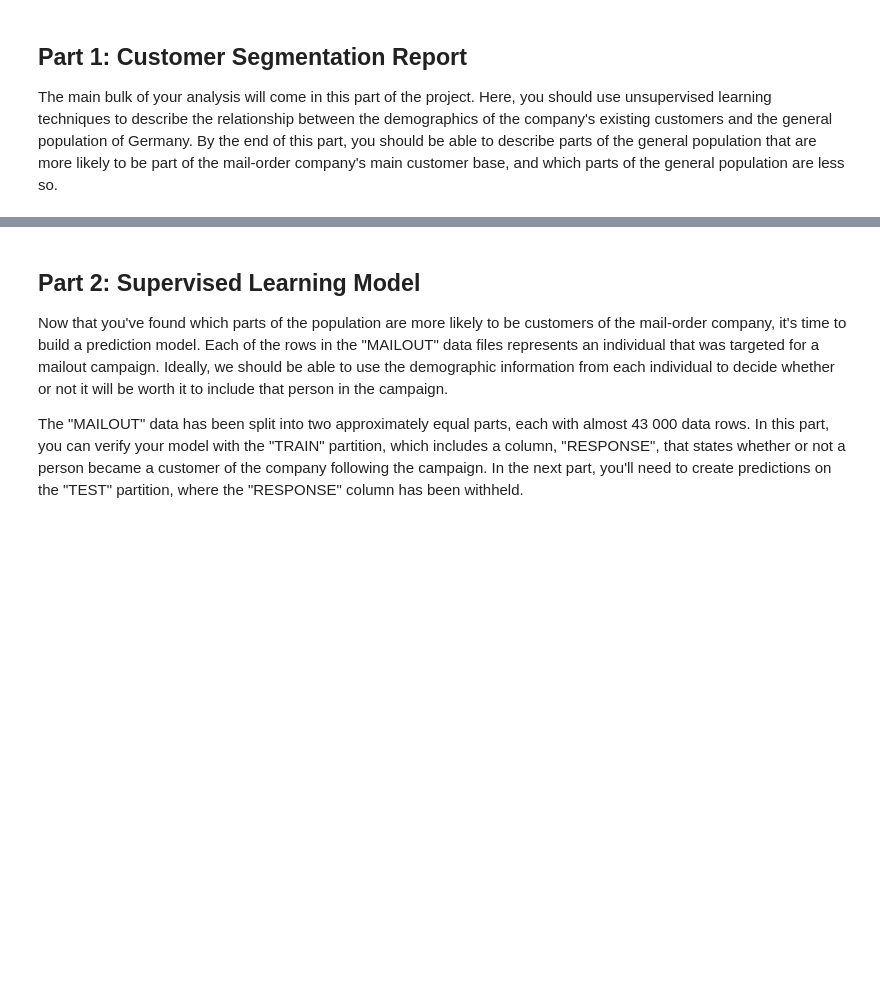
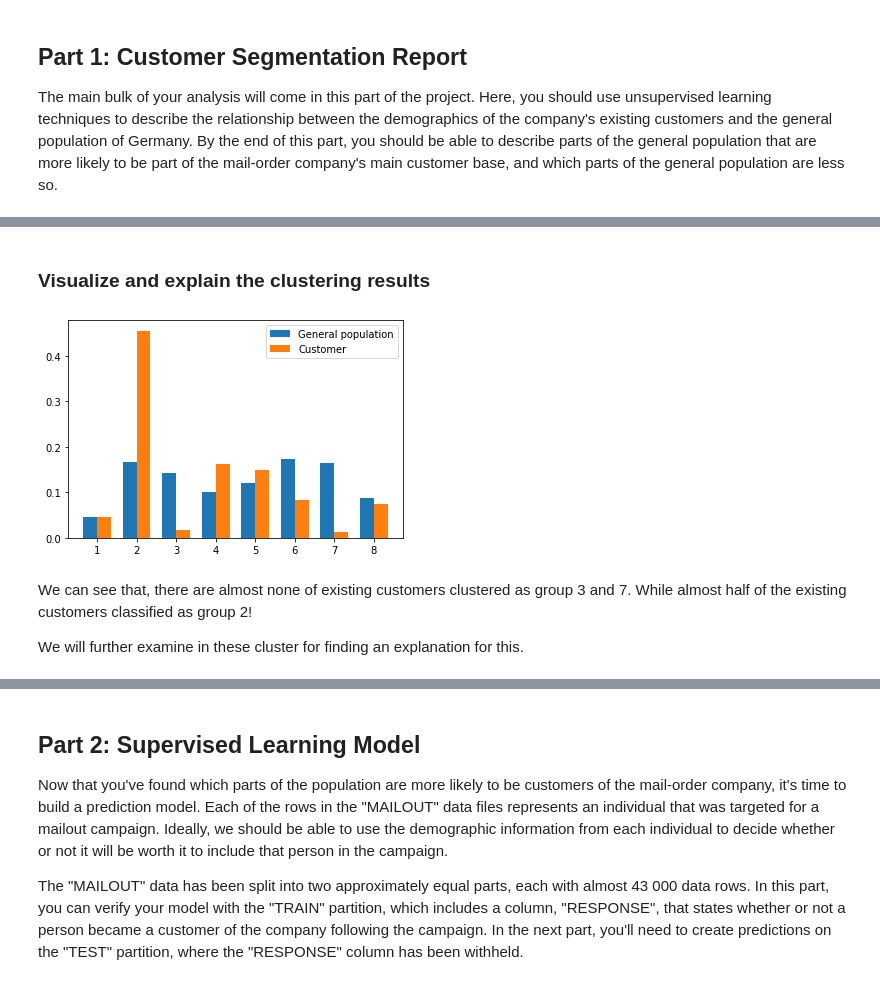
Before and after one commit to korntewin/capstone-arvato-customer-segmentation, a Jupyter notebook: Arvato Project Workbook.ipynb, the cells around one changed output, grey strips where cells are left out. Cells and saved outputs as stored; diff of their text form; code cells hidden in the pictures; blank space fills up the shorter version.

```diff
--- a/Arvato Project Workbook.ipynb
+++ b/Arvato Project Workbook.ipynb
@@ -527,0 +626,2 @@ The main bulk of your analysis will come in this part of the project. Here, you
+# %%
+n_clusters = 8
@@ -527,0 +630,21 @@ The main bulk of your analysis will come in this part of the project. Here, you
+# %%
+clustering_pipeline = Pipeline(
+    [
+        ('scaler', scaler),
+        ('pca', PCA(n_components=n_comp, random_state=42)),
+        ('minibatch_kmeans', MiniBatchKMeans(n_clusters=8, random_state=101, batch_size=128))]
+)
+# %%
+# fit and predict from the pipeline
+cluster_results = clustering_pipeline.fit_predict(clean_azdias_and_customers)
+# %% [markdown]
+### Visualize and explain the clustering results
+# %%
+# compare the proportion of each cluster for general population and existing customers
+plot_clustering_results(cluster_results, is_customer, n_clusters)
+# %% [output]
+[figure, added]
+# %% [markdown]
+We can see that, there are almost none of existing customers clustered as group 3 and 7. While almost half of the existing customers classified as group 2!
+
+We will further examine in these cluster for finding an explanation for this.
```
Also changed, not shown: parts of 17 cells of this notebook.
